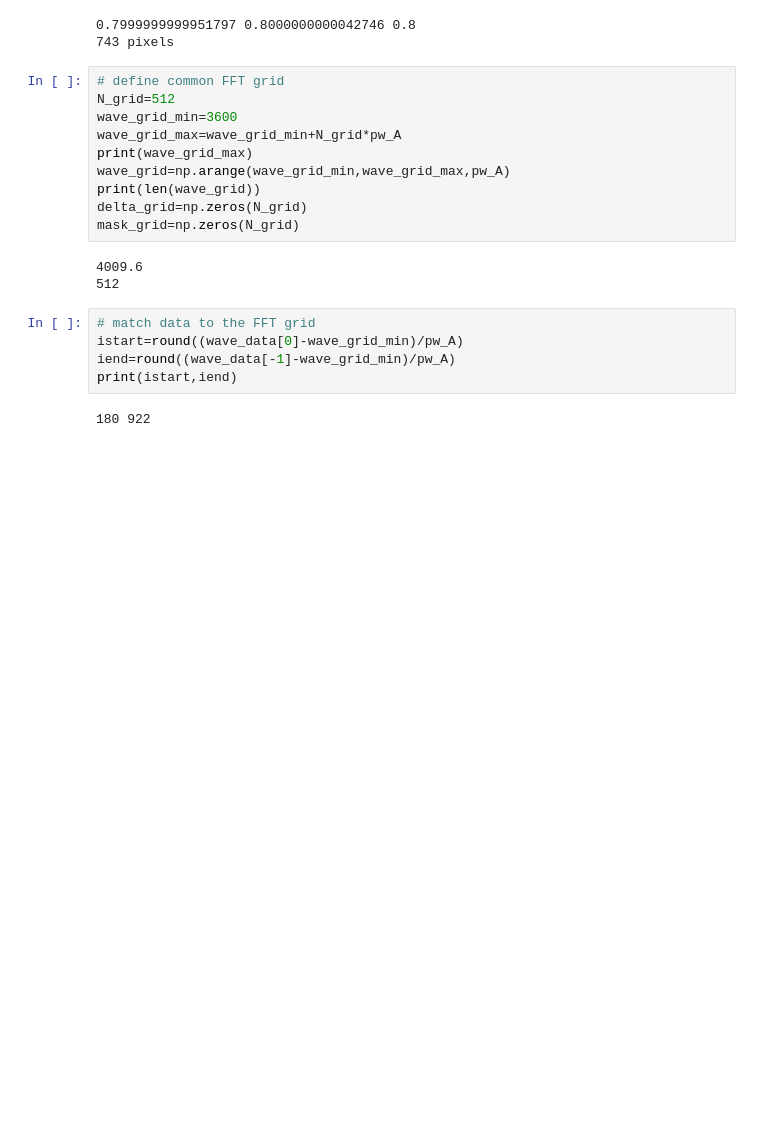
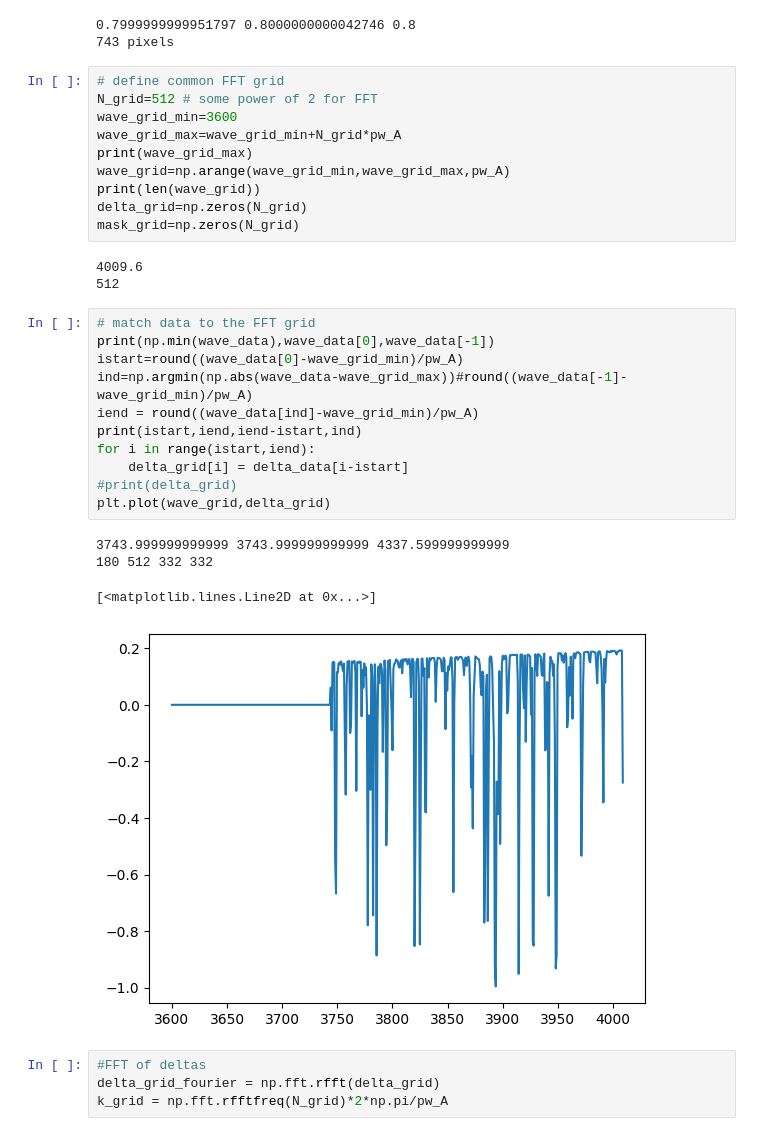
Before and after one commit to sindhusatyavolu/fourier_playground, a Jupyter notebook: fft_px/read_deltas.ipynb, the cells around one changed output. Drawn from its saved outputs; the diff is of its cells as text; blank space fills up the shorter version.

```diff
--- a/fft_px/read_deltas.ipynb
+++ b/fft_px/read_deltas.ipynb
@@ -37,7 +71,7 @@ print(N_data, 'pixels')
 743 pixels
 # %%
 # define common FFT grid
-N_grid=512
+N_grid=512 # some power of 2 for FFT
 wave_grid_min=3600
 wave_grid_max=wave_grid_min+N_grid*pw_A
 print(wave_grid_max)
@@ -50,8 +84,21 @@ mask_grid=np.zeros(N_grid)
 512
 # %%
 # match data to the FFT grid
+print(np.min(wave_data),wave_data[0],wave_data[-1])
 istart=round((wave_data[0]-wave_grid_min)/pw_A)
-iend=round((wave_data[-1]-wave_grid_min)/pw_A)
-print(istart,iend)
+ind=np.argmin(np.abs(wave_data-wave_grid_max))#round((wave_data[-1]-wave_grid_min)/pw_A)
+iend = round((wave_data[ind]-wave_grid_min)/pw_A)
+print(istart,iend,iend-istart,ind)
+for i in range(istart,iend):
+    delta_grid[i] = delta_data[i-istart]
+#print(delta_grid)
+plt.plot(wave_grid,delta_grid)
 # %% [output]
-180 922
+3743.999999999999 3743.999999999999 4337.599999999999
+180 512 332 332
+[<matplotlib.lines.Line2D at 0x...>]
+[figure, added]
+# %%
+#FFT of deltas
+delta_grid_fourier = np.fft.rfft(delta_grid)
+k_grid = np.fft.rfftfreq(N_grid)*2*np.pi/pw_A
```
Also changed, not shown: parts of 6 cells of this notebook.
